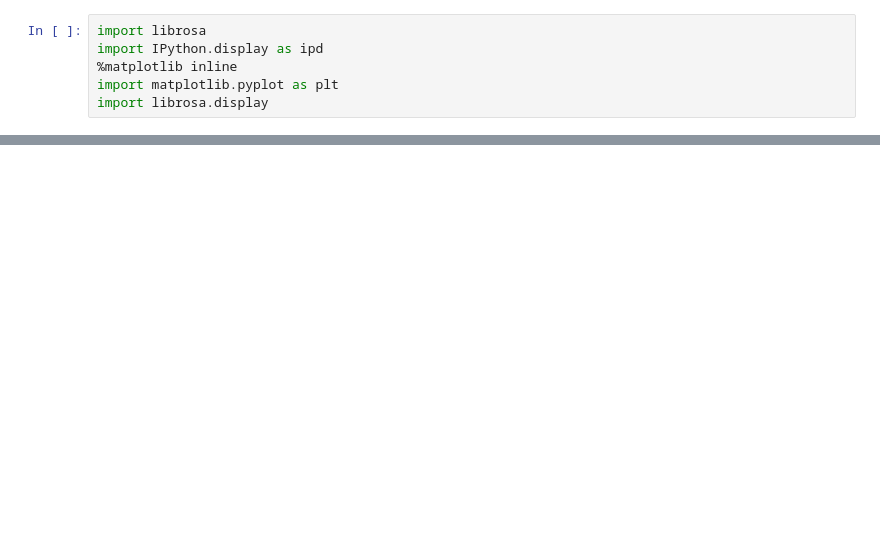
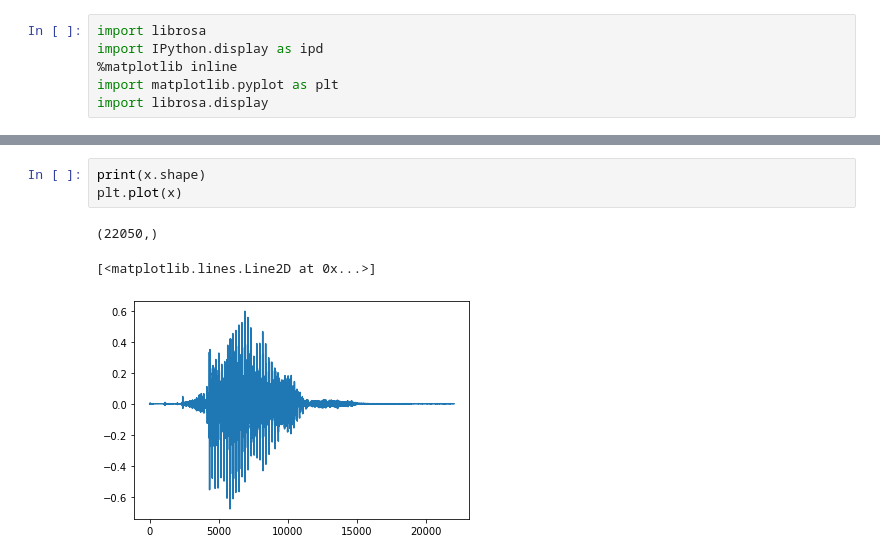
Before and after one commit to josearangos/Voice_Recognition, a Jupyter notebook: MFCC/Test MFCC.ipynb, the cells around one changed output, grey strips where cells are left out. Saved outputs shown, nothing was run; the diff lists cells and outputs as text; blank space fills up the shorter version.

```diff
--- a/MFCC/Test MFCC.ipynb
+++ b/MFCC/Test MFCC.ipynb
@@ -6,0 +22,7 @@ import librosa.display
+# %%
+print(x.shape)
+plt.plot(x)
+# %% [output]
+(22050,)
+[<matplotlib.lines.Line2D at 0x...>]
+[figure, added]
```
Also changed, not shown: parts of 2 cells of this notebook, 2 other files.
